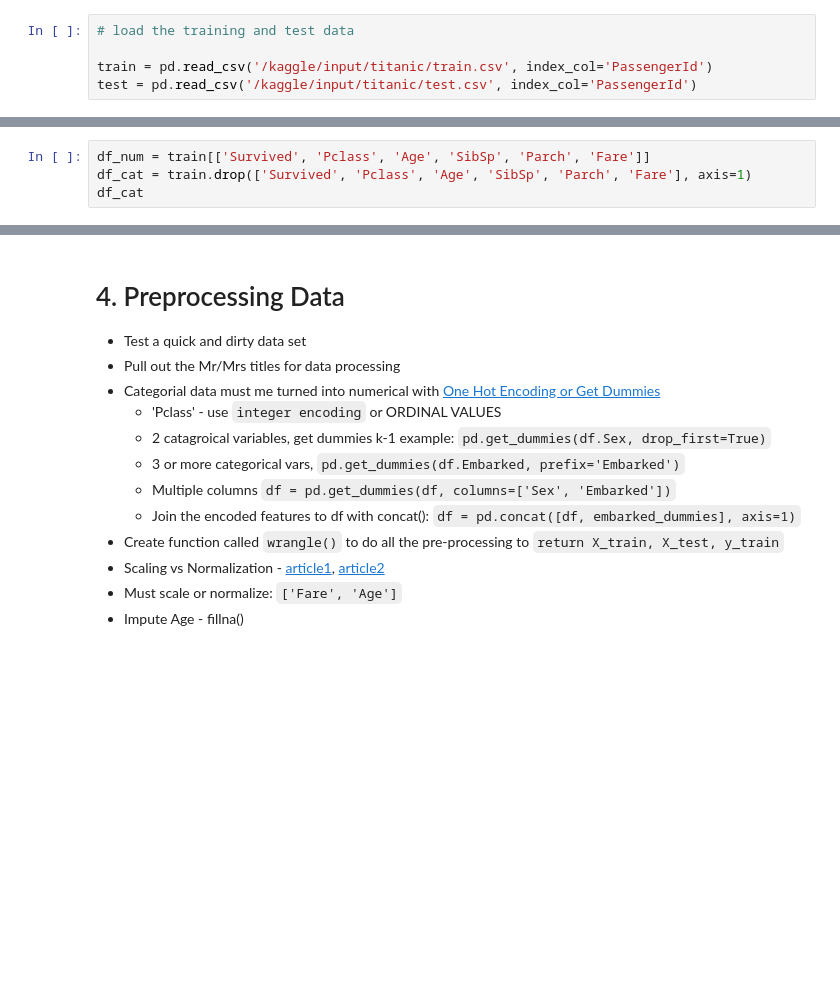
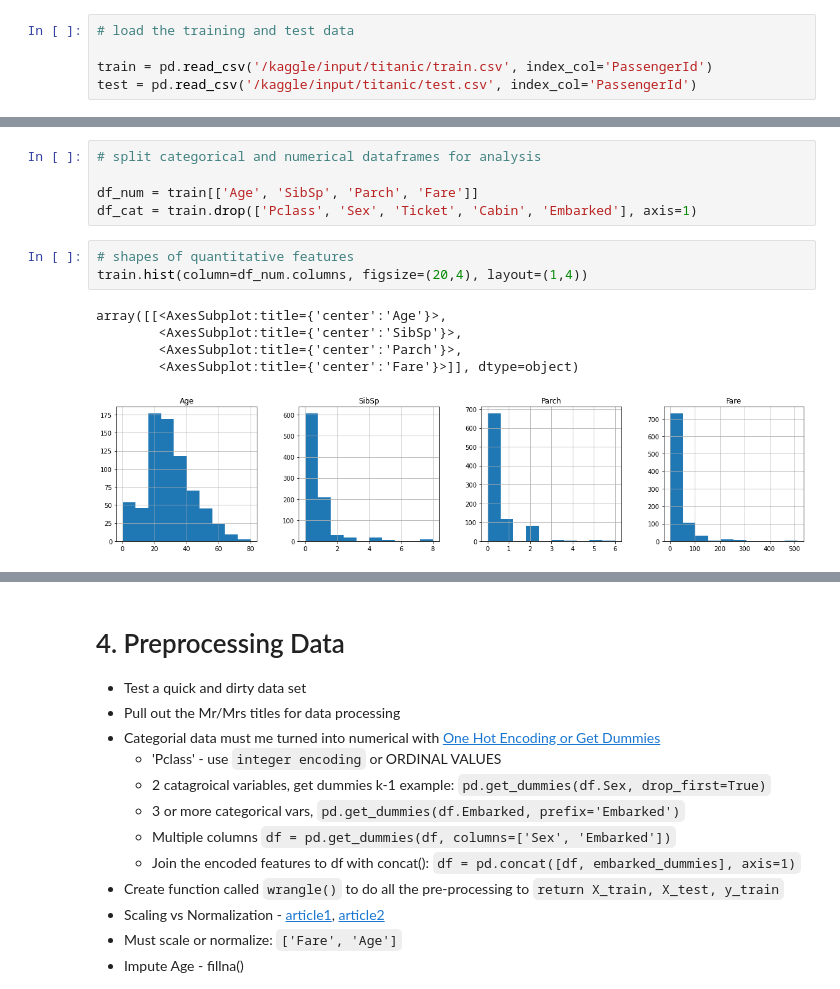
Before and after one commit to jaysueno/kaggle_titanic, a Jupyter notebook: titanic-comp.ipynb, the cells around one changed output, grey strips where cells are left out. Drawn from its saved outputs; the diff is of its cells as text; blank space fills up the shorter version.

Commit message:
data analysis 80% complete

```diff
--- a/titanic-comp.ipynb
+++ b/titanic-comp.ipynb
@@ -70,4 +171,14 @@ train.describe().columns
 # %%
-df_num = train[['Survived', 'Pclass', 'Age', 'SibSp', 'Parch', 'Fare']]
-df_cat = train.drop(['Survived', 'Pclass', 'Age', 'SibSp', 'Parch', 'Fare'], axis=1)
-df_cat
+# split categorical and numerical dataframes for analysis
+
+df_num = train[['Age', 'SibSp', 'Parch', 'Fare']]
+df_cat = train.drop(['Pclass', 'Sex', 'Ticket', 'Cabin', 'Embarked'], axis=1)
+# %%
+# shapes of quantitative features
+train.hist(column=df_num.columns, figsize=(20,4), layout=(1,4))
+# %% [output]
+array([[<AxesSubplot:title={'center':'Age'}>,
+        <AxesSubplot:title={'center':'SibSp'}>,
+        <AxesSubplot:title={'center':'Parch'}>,
+        <AxesSubplot:title={'center':'Fare'}>]], dtype=object)
+[figure, added]
```
Also changed, not shown: parts of 42 cells of this notebook.
